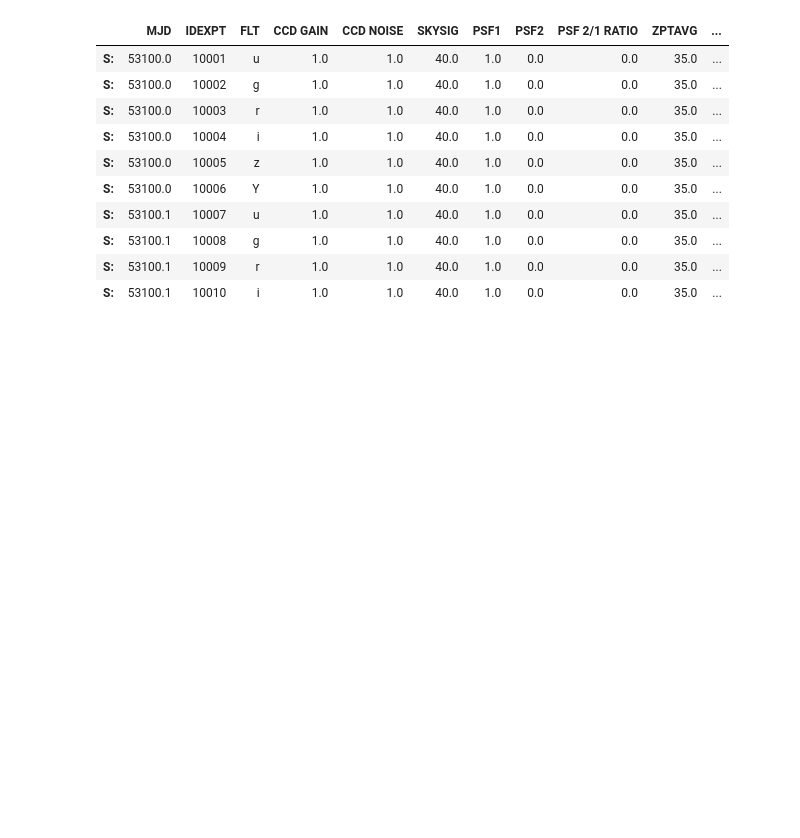
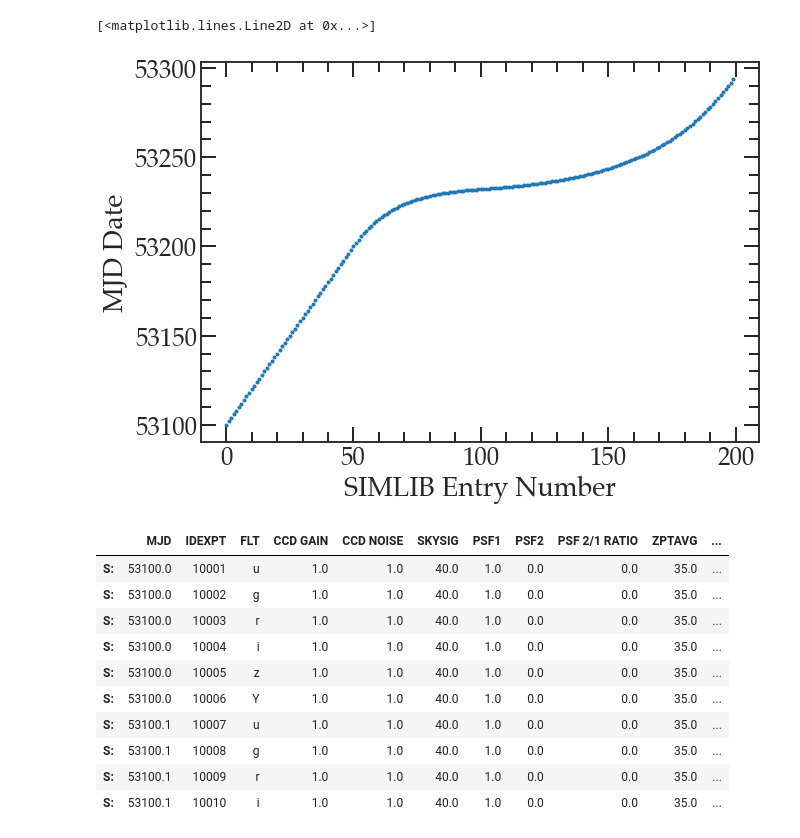
Before and after one commit to LSSTDESC/transient-host-sims, a Jupyter notebook: notebooks/make_new_simlib.ipynb, the cells around one changed output. Cells and saved outputs as stored; diff of their text form; code cells hidden in the pictures; blank space fills up the shorter version.

```diff
--- a/notebooks/make_new_simlib.ipynb
+++ b/notebooks/make_new_simlib.ipynb
@@ -43 +118,14 @@ new_simlib("/global/cfs/cdirs/lsst/groups/SN/snana/SURVEYS/LSST/ROOT/PLASTICC_DE
+# %%
+mjdsteps = np.zeros(len(full_spacing))
+mjdsteps[0] = 53100
+for i in np.arange(1,len(full_spacing)):
+    mjdsteps[i] = mjdsteps[i-1] + full_spacing[i-1]
+
+plt.figure(figsize=(10,7))
+plt.xlabel("SIMLIB Entry Number")
+plt.ylabel("MJD Date")
+plt.plot(mjdsteps, 'o', ms=3)
+# %% [output]
+[<matplotlib.lines.Line2D at 0x...>]
+[figure, added]
 # %%
```
Also changed, not shown: parts of 8 cells of this notebook.
